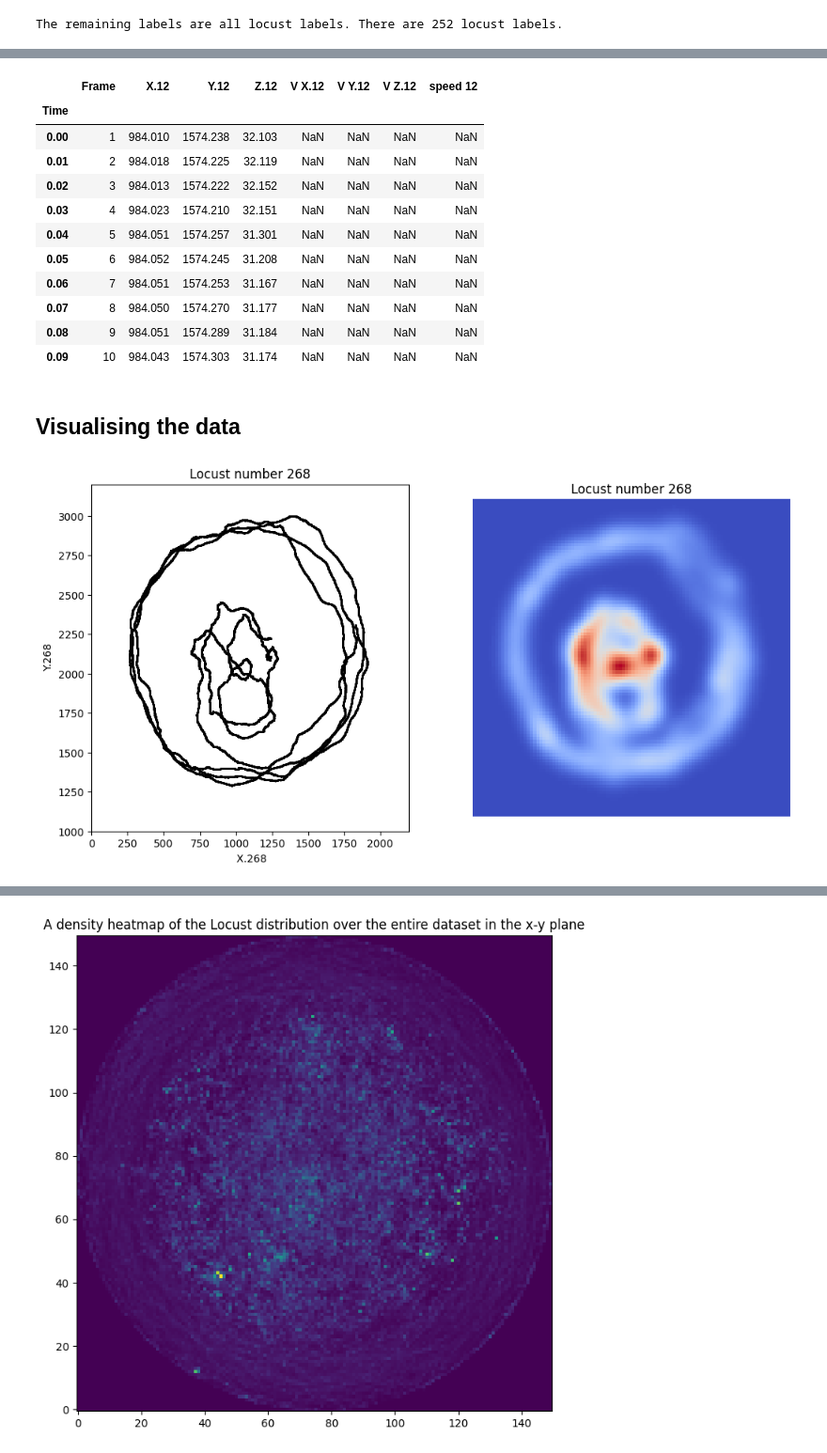
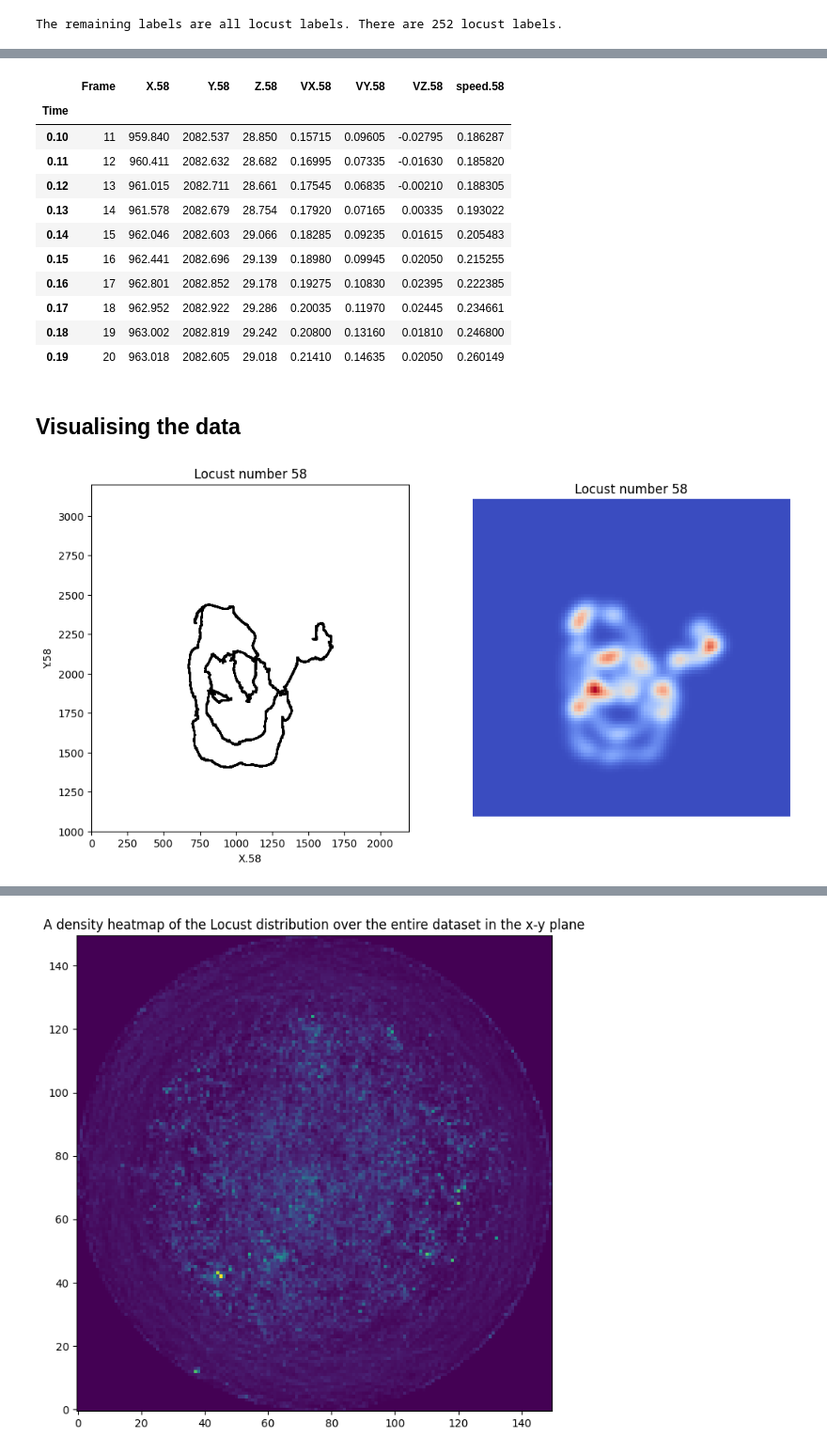
Before and after one commit to Mark-Bugden/Locust-Physics, a Jupyter notebook: Introductory_data_Analysis.ipynb, the cells around one changed output, grey strips where cells are left out. Shown at 94% size. Cells and saved outputs as stored; diff of their text form; code cells hidden in the pictures.

```diff
--- a/Introductory_data_Analysis.ipynb
+++ b/Introductory_data_Analysis.ipynb
@@ -152,22 +145,42 @@ for label in locust_labels:
+# %%
+# We now calculate the velocities (vx, vy, vz) of the locusts. This involves taking differences between the positions of the locusts in consecutive frames.
+
+# This will generate a bunch of warnings, probably because this is not the 'best' way to do it. Still, it works, so we won't stress too much.
+# If you want to see all the warnings for some reason, uncomment the warnings part of the import cell and run the notebook again.
+
+for locust in locust_markers:
+#    ldf[f'V{col}'] = ldf[col].shift(-1) - ldf[col]    #Simple shift
+#    ldf[f'V{col}'] = 1/2*(ldf[col].shift(-1) - ldf[col].shift(+1))    #Average over 2 simple shifts
+    ldf[f'VX.{locust}'] = 1/20*(ldf[f'X.{locust}'].shift(-10) - ldf[f'X.{locust}'].shift(+10))    #Average over 20 simple shifts
+    ldf[f'VY.{locust}'] = 1/20*(ldf[f'Y.{locust}'].shift(-10) - ldf[f'Y.{locust}'].shift(+10))    #Average over 20 simple shifts
+    ldf[f'VZ.{locust}'] = 1/20*(ldf[f'Z.{locust}'].shift(-10) - ldf[f'Z.{locust}'].shift(+10))    #Average over 20 simple shifts
+# %%
+# We want to see the speeds of the locusts as well. Let's add a new column containing the speed for each locust
+for locust in locust_markers:
+    ldf[f'speed.{locust}'] = np.sqrt((ldf[f'VX.{locust}'])**2 + (ldf[f'VY.{locust}'])**2 + (ldf[f'VZ.{locust}'])**2)
+# %%
+# Since we averaged over the previous 10 and following 10 frames to calculate the velocities, the first and last frames will give us nonsense velocities. We will simply drop them
+ldf.drop(ldf.head(10).index,inplace=True)
+ldf.drop(ldf.tail(10).index,inplace=True)
 # %%
 # Because there are so many markers, it's difficult to see what's going on if we try to print ndf.head(10)
 # Instead, let's just pick one marker, and look at the columns we have available.
 # We have: Frame, x position, y position, z position, x velocity, y velocity, z velocity, speed.
-LocustNumber = random.choice(locust_labels)
-ndf[['Frame', f' X.{LocustNumber}', f' Y.{LocustNumber}', f' Z.{LocustNumber}', f'V X.{LocustNumber}', f'V Y.{LocustNumber}', f'V Z.{LocustNumber}', f'speed {LocustNumber}']].head(10)
+LocustNumber = random.choice(locust_markers)
+ldf[['Frame', f'X.{LocustNumber}', f'Y.{LocustNumber}', f'Z.{LocustNumber}', f'VX.{LocustNumber}', f'VY.{LocustNumber}', f'VZ.{LocustNumber}', f'speed.{LocustNumber}']].head(10)
 # %% [output]
-|  | Frame | X.12 | Y.12 | Z.12 | V X.12 | V Y.12 | V Z.12 | speed 12 |
+|  | Frame | X.58 | Y.58 | Z.58 | VX.58 | VY.58 | VZ.58 | speed.58 |
 | Time |  |  |  |  |  |  |  |  |
-| 0.00 | 1 | 984.010 | 1574.238 | 32.103 | NaN | NaN | NaN | NaN |
-| 0.01 | 2 | 984.018 | 1574.225 | 32.119 | NaN | NaN | NaN | NaN |
-| 0.02 | 3 | 984.013 | 1574.222 | 32.152 | NaN | NaN | NaN | NaN |
-| 0.03 | 4 | 984.023 | 1574.210 | 32.151 | NaN | NaN | NaN | NaN |
-| 0.04 | 5 | 984.051 | 1574.257 | 31.301 | NaN | NaN | NaN | NaN |
-| 0.05 | 6 | 984.052 | 1574.245 | 31.208 | NaN | NaN | NaN | NaN |
-| 0.06 | 7 | 984.051 | 1574.253 | 31.167 | NaN | NaN | NaN | NaN |
-| 0.07 | 8 | 984.050 | 1574.270 | 31.177 | NaN | NaN | NaN | NaN |
-| 0.08 | 9 | 984.051 | 1574.289 | 31.184 | NaN | NaN | NaN | NaN |
-| 0.09 | 10 | 984.043 | 1574.303 | 31.174 | NaN | NaN | NaN | NaN |
+| 0.10 | 11 | 959.840 | 2082.537 | 28.850 | 0.15715 | 0.09605 | -0.02795 | 0.186287 |
+| 0.11 | 12 | 960.411 | 2082.632 | 28.682 | 0.16995 | 0.07335 | -0.01630 | 0.185820 |
+| 0.12 | 13 | 961.015 | 2082.711 | 28.661 | 0.17545 | 0.06835 | -0.00210 | 0.188305 |
+| 0.13 | 14 | 961.578 | 2082.679 | 28.754 | 0.17920 | 0.07165 | 0.00335 | 0.193022 |
+| 0.14 | 15 | 962.046 | 2082.603 | 29.066 | 0.18285 | 0.09235 | 0.01615 | 0.205483 |
+| 0.15 | 16 | 962.441 | 2082.696 | 29.139 | 0.18980 | 0.09945 | 0.02050 | 0.215255 |
+| 0.16 | 17 | 962.801 | 2082.852 | 29.178 | 0.19275 | 0.10830 | 0.02395 | 0.222385 |
+| 0.17 | 18 | 962.952 | 2082.922 | 29.286 | 0.20035 | 0.11970 | 0.02445 | 0.234661 |
+| 0.18 | 19 | 963.002 | 2082.819 | 29.242 | 0.20800 | 0.13160 | 0.01810 | 0.246800 |
+| 0.19 | 20 | 963.018 | 2082.605 | 29.018 | 0.21410 | 0.14635 | 0.02050 | 0.260149 |
 # %% [markdown]
 ## Visualising the data
 # %%
@@ -180,16 +193,12 @@ xmax = 2200
 ymin = 1000
 ymax = 3200
 
-# We choose a random locust using random.choice(locust_labels).
-LocustNumber = random.choice(locust_labels)
 
 # Let us choose which part of the dataframe we are actually interested in plotting.
-# We will take only the part of ndf containing the columns corresponing to ' X.LocustNumber', ' Y.LocustNumber', ' Z.LocustNumber', and call this new dataframe plot_df
-plot_df = ndf[[f' X.{LocustNumber}', f' Y.{LocustNumber}', f' Z.{LocustNumber}']]
+# We will take only the part of ndf containing the columns corresponing to 'X.LocustNumber', 'Y.LocustNumber', 'Z.LocustNumber', and call this new dataframe plot_df
+plot_df = ldf[[f'X.{LocustNumber}', f'Y.{LocustNumber}', f'Z.{LocustNumber}']].copy()
 
 
-
-# Plotting in matplotlib is a fairly standard exercise. You can play around with some of these options if you like.
 # Each matplotlib plot needs a fig and an ax.
 fig = plt.figure(figsize=(12,6))
 
@@ -197,34 +206,34 @@ fig = plt.figure(figsize=(12,6))
 ax = plt.subplot(121)
 
 # Now that we have the dataframe we are interested in plotting, we can make a scatter plot of it from the following command.
-plot_df.plot.scatter(x=f' X.{LocustNumber}', y=f' Y.{LocustNumber}', c='Black', s=0.5, ax=ax )
+plot_df.plot.scatter(x=f'X.{LocustNumber}', y=f'Y.{LocustNumber}', c='Black', s=0.5, ax=ax )
 ax.set_xlim(xmin,xmax)
 ax.set_ylim(ymin,ymax)
 ax.set_title(str("Locust number " + str(LocustNumber)))
 
 
 
 # This begins the second plot
 ax = plt.subplot(122)
 
-datax = plot_df[f' X.{LocustNumber}'].dropna()
-datay = plot_df[f' Y.{LocustNumber}'].dropna()
+datax = plot_df[f'X.{LocustNumber}'].dropna()
+datay = plot_df[f'Y.{LocustNumber}'].dropna()
 values = np.vstack((datax, datay))
 kernel = stats.gaussian_kde(values)
 
 X, Y = np.mgrid[xmin:xmax:100j, ymin:ymax:100j]
 positions = np.vstack([X.ravel(), Y.ravel()])
 Z = np.reshape(kernel(positions).T, X.shape)
 
 ax.imshow(np.rot90(Z), cmap = sns.color_palette("coolwarm", as_cmap=True),
           extent=[xmin, xmax, ymin, ymax])
 
 
 ax.set_title(str("Locust number " + str(LocustNumber)))
 plt.axis('off')
 
 
 
 plt.show()
 # %% [output]
-[figure, old version]
+[figure, new version]
```
Also changed, not shown: parts of 20 cells of this notebook.
